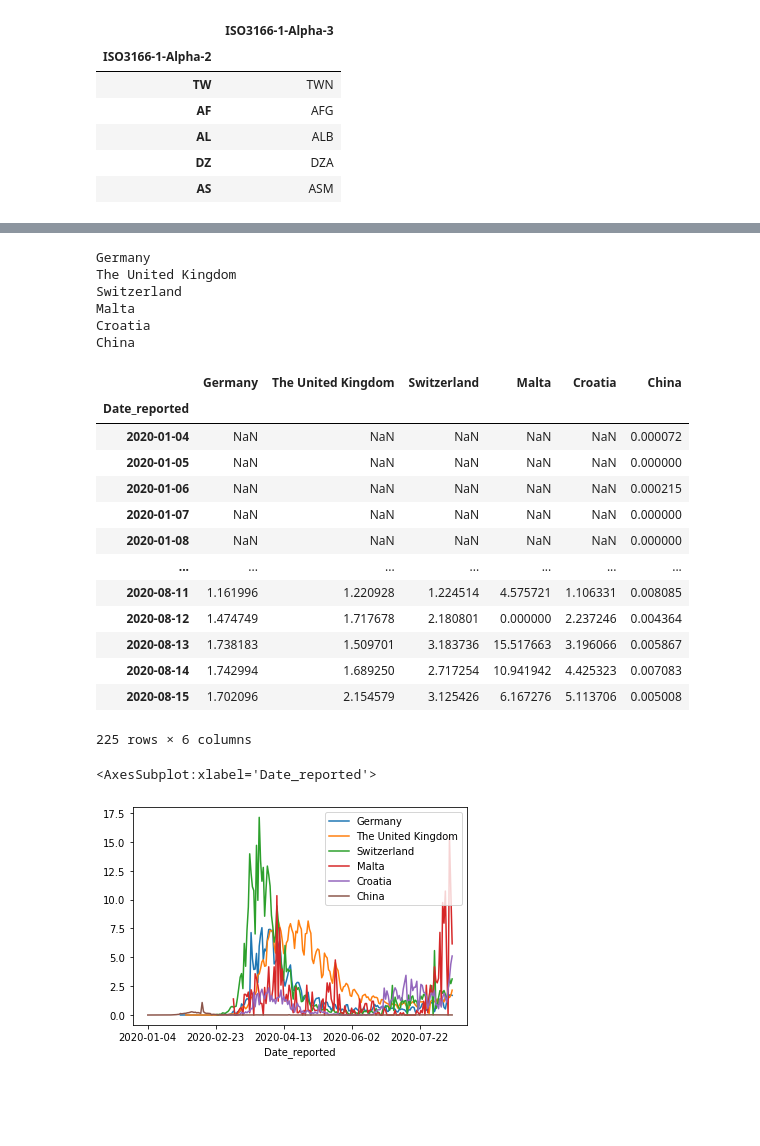
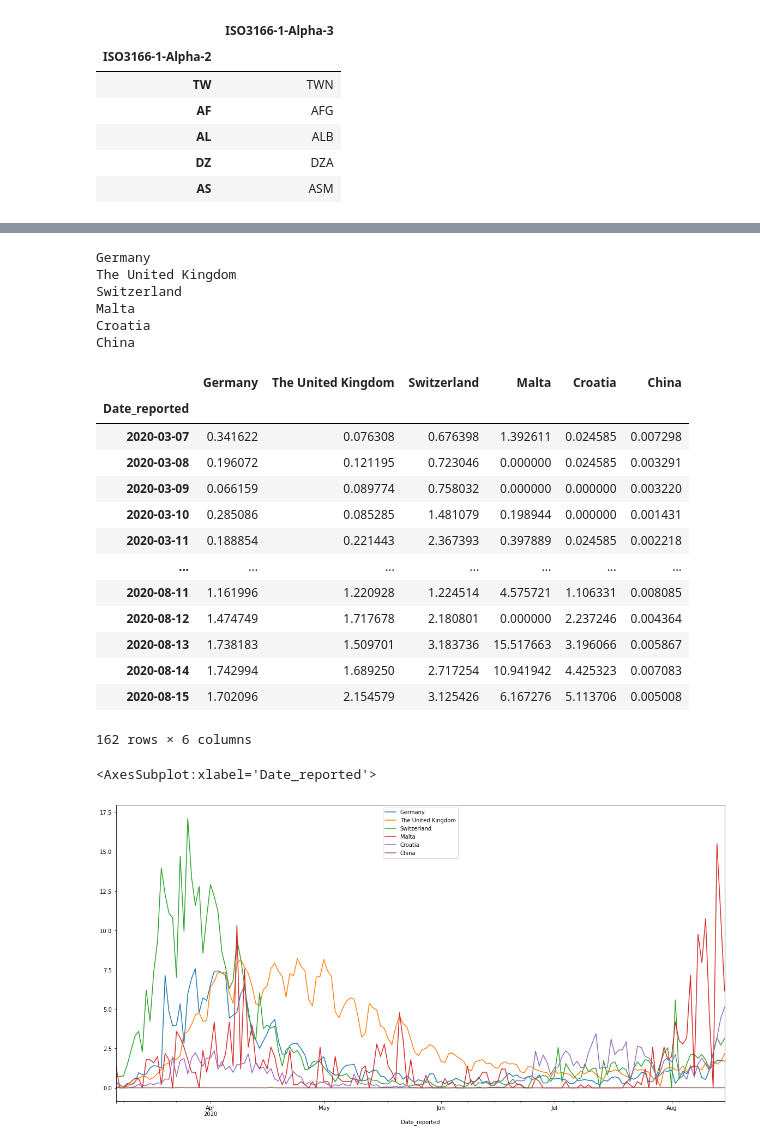
Before and after one commit to mdebono/covid-sandbox, a Jupyter notebook: index.ipynb, the cells around one changed output, grey strips where cells are left out. Saved outputs shown, nothing was run; the diff lists cells and outputs as text; code cells hidden in the pictures; blank space fills up the shorter version.

```diff
--- a/index.ipynb
+++ b/index.ipynb
@@ -3,0 +6,5 @@ import matplotlib.pyplot as plt
+# %%
+covid = pd.read_csv('https://covid19.who.int/WHO-COVID-19-global-data.csv', skipinitialspace=True)
+covid['Date_reported'] = pd.to_datetime(covid['Date_reported'])
+print(covid.shape)
+covid.head()
@@ -52,12 +67,10 @@ API_SP.POP.TOTL_DS2_en_csv_v2_1308146.csv
 # %%
-covid = pd.read_csv('https://covid19.who.int/WHO-COVID-19-global-data.csv', skipinitialspace=True)
-print(covid.shape)
-
 covid = covid.merge(country_codes, left_on='Country_code', right_on='ISO3166-1-Alpha-2', how="inner")
 print(covid.shape)
 
 covid = covid.merge(populations, on='ISO3166-1-Alpha-3', how="inner")
-covid = covid.set_index(['Date_reported', 'Country_code'])
+covid = covid.set_index(['Country_code'])
+covid['Country_code'] = covid.index
 
 print(covid.shape)
 covid.head()
@@ -96,16 +115,21 @@ covid.head(100)
 # countries = ['DE', 'GB', 'CH', 'MT', 'HR', 'US', 'BR', 'CN']
 countries = ['DE', 'GB', 'CH', 'MT', 'HR', 'CN']
 
-new_cases_per_100k = pd.DataFrame(data=None, index=pd.Index(data=[],name='Date reported'))
+def prep_graph_data(data, countries, plot_column):
+    graph_data = pd.DataFrame(data=None, index=pd.Index(data=[],name='Date reported'))
 
-for country in countries:
-    data = covid.xs(country, level=1)
-    country_name = data['Country'][0]
-    print(country_name)
-    data = data[['New_cases_per_100k']]
-    data = data.rename(columns={'New_cases_per_100k': country_name})
-    new_cases_per_100k = new_cases_per_100k.join(data, how="outer")
+    for country in countries:
+        country_data = data.xs(country).set_index('Date_reported')
+        country_name = country_data['Country'][0]
+        print(country_name)
+        country_data = country_data[[plot_column]]
+        country_data = country_data.rename(columns={plot_column: country_name})
+        graph_data = graph_data.join(country_data, how="outer")
 
+    graph_data = graph_data[graph_data['Malta'].map(math.isnan) == False]
+    return graph_data[graph_data >= 0]
+
+new_cases_per_100k = prep_graph_data(covid, countries, 'New_cases_per_100k')
 new_cases_per_100k
 # %% [output]
 Germany
@@ -116,20 +140,20 @@ Croatia
 China
 |  | Germany | The United Kingdom | Switzerland | Malta | Croatia | China |
 | Date_reported |  |  |  |  |  |  |
-| 2020-01-04 | NaN | NaN | NaN | NaN | NaN | 0.000072 |
-| 2020-01-05 | NaN | NaN | NaN | NaN | NaN | 0.000000 |
-| 2020-01-06 | NaN | NaN | NaN | NaN | NaN | 0.000215 |
-| 2020-01-07 | NaN | NaN | NaN | NaN | NaN | 0.000000 |
-| 2020-01-08 | NaN | NaN | NaN | NaN | NaN | 0.000000 |
+| 2020-03-07 | 0.341622 | 0.076308 | 0.676398 | 1.392611 | 0.024585 | 0.007298 |
+| 2020-03-08 | 0.196072 | 0.121195 | 0.723046 | 0.000000 | 0.024585 | 0.003291 |
+| 2020-03-09 | 0.066159 | 0.089774 | 0.758032 | 0.000000 | 0.000000 | 0.003220 |
+| 2020-03-10 | 0.285086 | 0.085285 | 1.481079 | 0.198944 | 0.000000 | 0.001431 |
+| 2020-03-11 | 0.188854 | 0.221443 | 2.367393 | 0.397889 | 0.024585 | 0.002218 |
 | ... | ... | ... | ... | ... | ... | ... |
 | 2020-08-11 | 1.161996 | 1.220928 | 1.224514 | 4.575721 | 1.106331 | 0.008085 |
 | 2020-08-12 | 1.474749 | 1.717678 | 2.180801 | 0.000000 | 2.237246 | 0.004364 |
 | 2020-08-13 | 1.738183 | 1.509701 | 3.183736 | 15.517663 | 3.196066 | 0.005867 |
 | 2020-08-14 | 1.742994 | 1.689250 | 2.717254 | 10.941942 | 4.425323 | 0.007083 |
 | 2020-08-15 | 1.702096 | 2.154579 | 3.125426 | 6.167276 | 5.113706 | 0.005008 |
-225 rows × 6 columns
+162 rows × 6 columns
 # %%
-new_cases_per_100k.plot()
+new_cases_per_100k.plot(figsize=(20,10))
 # %% [output]
 <AxesSubplot:xlabel='Date_reported'>
-[figure, old version]
+[figure, new version]
```
Also changed, not shown: parts of 9 cells of this notebook.
